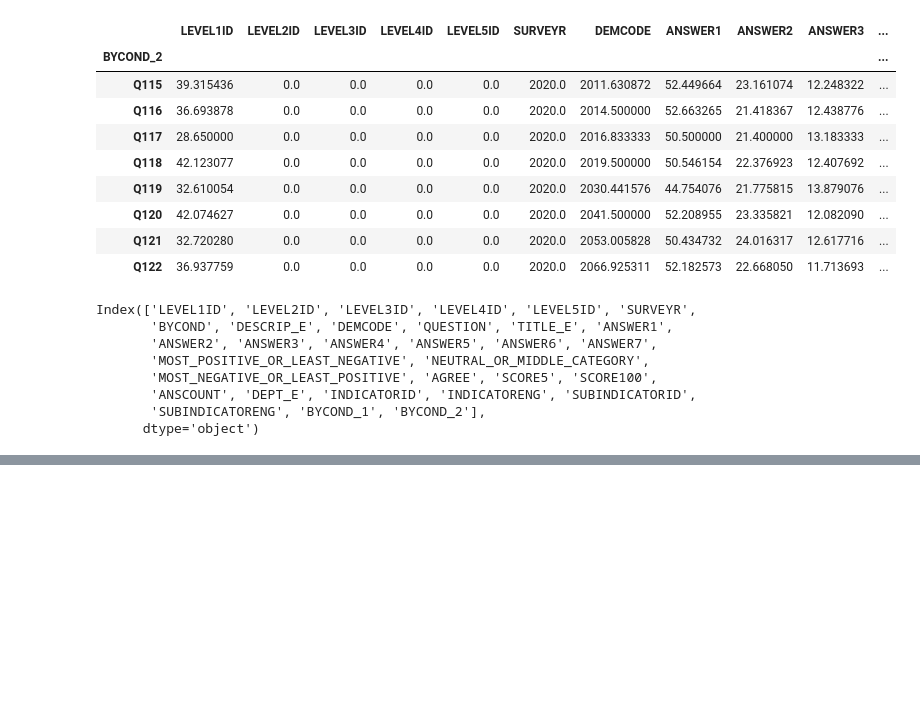
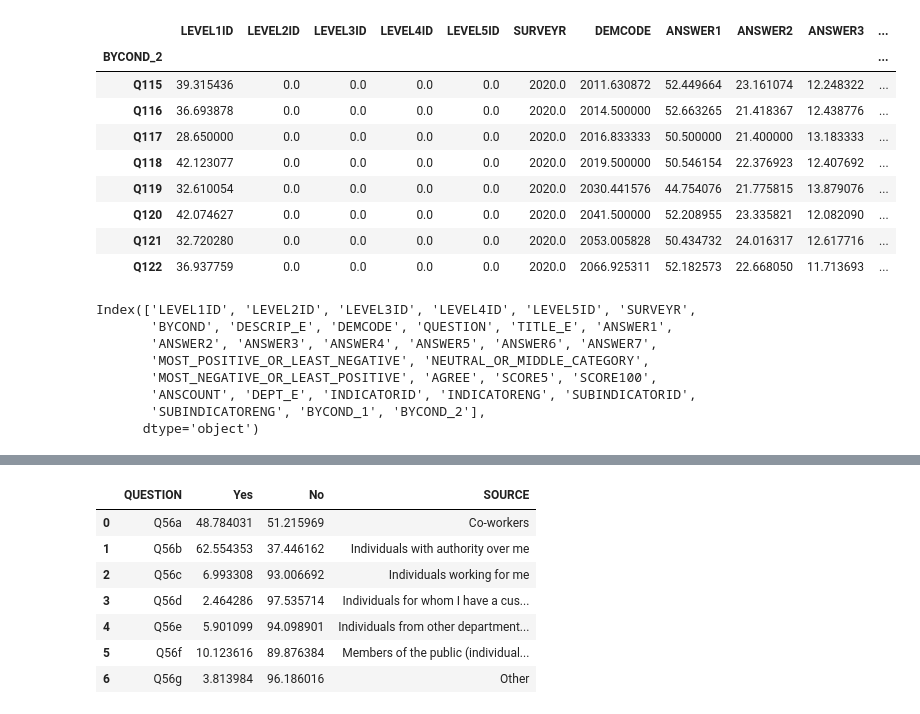
Before and after one commit to Sunnyc317/CanDev-equity_groups_talent_mobilization-, a Jupyter notebook: data_challenge_sunny_q55_56_24_26_27.ipynb, the cells around one changed output, grey strips where cells are left out. Drawn from its saved outputs; the diff is of its cells as text; code cells hidden in the pictures; blank space fills up the shorter version.

```diff
--- a/data_challenge_sunny_q55_56_24_26_27.ipynb
+++ b/data_challenge_sunny_q55_56_24_26_27.ipynb
@@ -582,0 +571,21 @@ df_emp_survey.query("QUESTION == 'Q56a'").groupby('BYCOND_1').mean()
+# %%
+harassment_src = ['Co-workers', 'Individuals with authority over me',
+                  'Individuals working for me','Individuals for whom I have a custodial responsibility',
+                  'Individuals from other departments or agencies',
+                  'Members of the public (individuals or organizations)',
+                  'Other']
+# %%
+df_emp_survey.query("QUESTION == 'Q56a'").groupby('BYCOND_1').mean()
+df_tree_map = df_emp_survey.query("QUESTION == 'Q56a' or QUESTION == 'Q56b' or QUESTION == 'Q56c' or QUESTION == 'Q56d' or QUESTION == 'Q56e' or QUESTION == 'Q56f' or QUESTION == 'Q56g' and SELECTED==True").groupby(['QUESTION'])[['ANSWER1','ANSWER2']].mean().reset_index()
+df_tree_map.rename(columns={'ANSWER1': 'Yes', 'ANSWER2':'No'}, inplace=True)
+df_tree_map['SOURCE'] = harassment_src
+df_tree_map
+# %% [output]
+|  | QUESTION | Yes | No | SOURCE |
+| 0 | Q56a | 48.784031 | 51.215969 | Co-workers |
+| 1 | Q56b | 62.554353 | 37.446162 | Individuals with authority over me |
+| 2 | Q56c | 6.993308 | 93.006692 | Individuals working for me |
+| 3 | Q56d | 2.464286 | 97.535714 | Individuals for whom I have a cus... |
+| 4 | Q56e | 5.901099 | 94.098901 | Individuals from other department... |
+| 5 | Q56f | 10.123616 | 89.876384 | Members of the public (individual... |
+| 6 | Q56g | 3.813984 | 96.186016 | Other |
```
Also changed, not shown: parts of 4 cells of this notebook.
